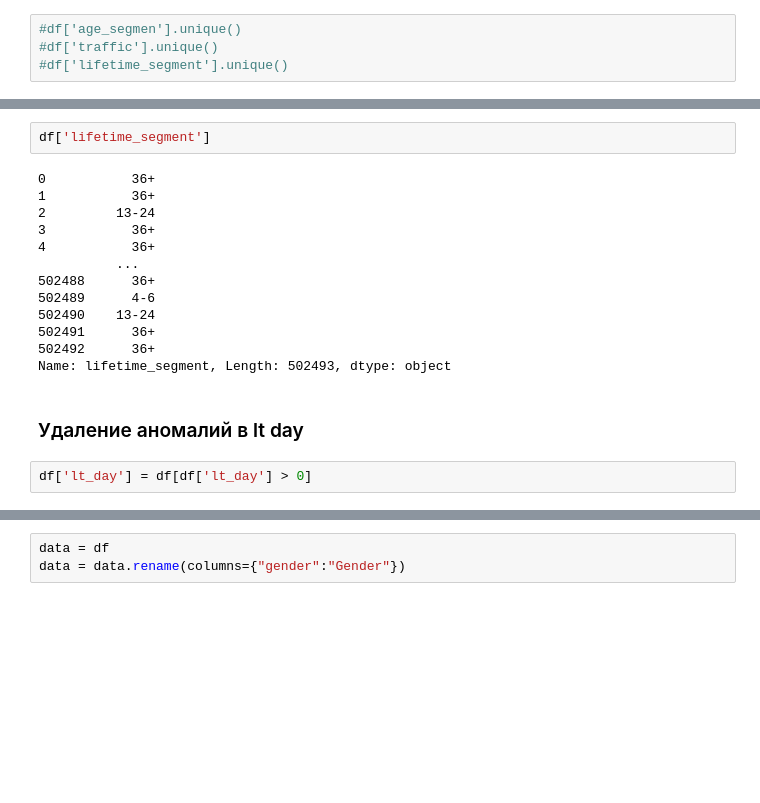
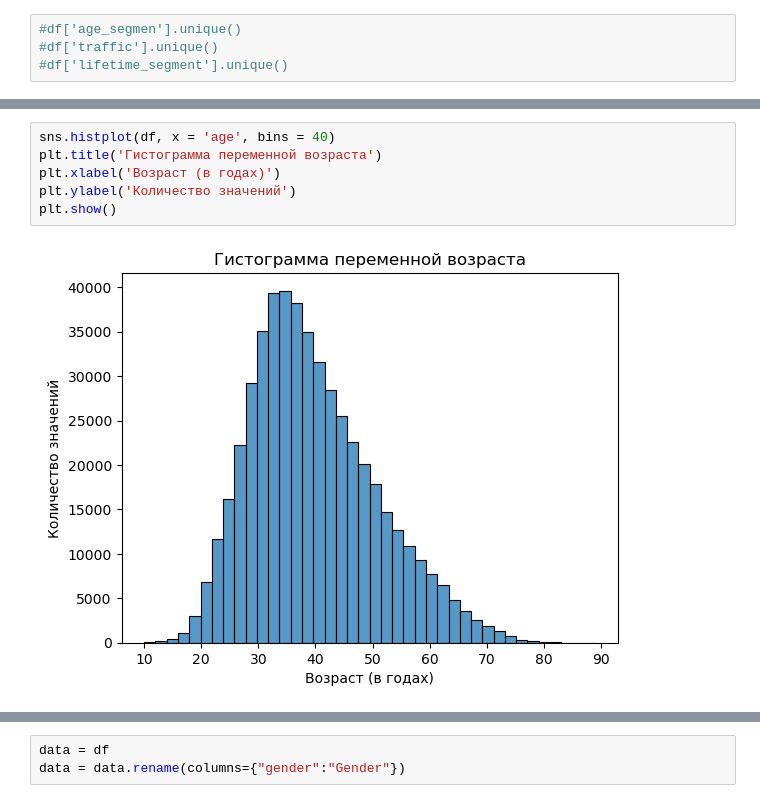
Before and after one commit to ProkofievData/Projects, a Jupyter notebook: SQL, Python, Tableau -- Net Promoter Score для телекоммуникационной компании. .ipynb, the cells around one changed output, grey strips where cells are left out. Saved outputs shown, nothing was run; the diff lists cells and outputs as text; blank space fills up the shorter version.

```diff
--- a/SQL, Python, Tableau -- Net Promoter Score для телекоммуникационной компании. .ipynb
+++ b/SQL, Python, Tableau -- Net Promoter Score для телекоммуникационной компании. .ipynb
@@ -199,19 +258,8 @@ df.describe()
-# %%
-df['lifetime_segment']
-# %% [output]
-0           36+
-1           36+
-2         13-24
-3           36+
-4           36+
-          ...
-502488      36+
-502489      4-6
-502490    13-24
-502491      36+
-502492      36+
-Name: lifetime_segment, Length: 502493, dtype: object
-# %% [markdown]
-### Удаление аномалий в lt day
-# %%
-df['lt_day'] = df[df['lt_day'] > 0]
+# %%
+sns.histplot(df, x = 'age', bins = 40)
+plt.title('Гистограмма переменной возраста')
+plt.xlabel('Возраст (в годах)')
+plt.ylabel('Количество значений')
+plt.show()
+# %% [output]
+[figure, added]
```
Also changed, not shown: parts of 64 cells of this notebook.
